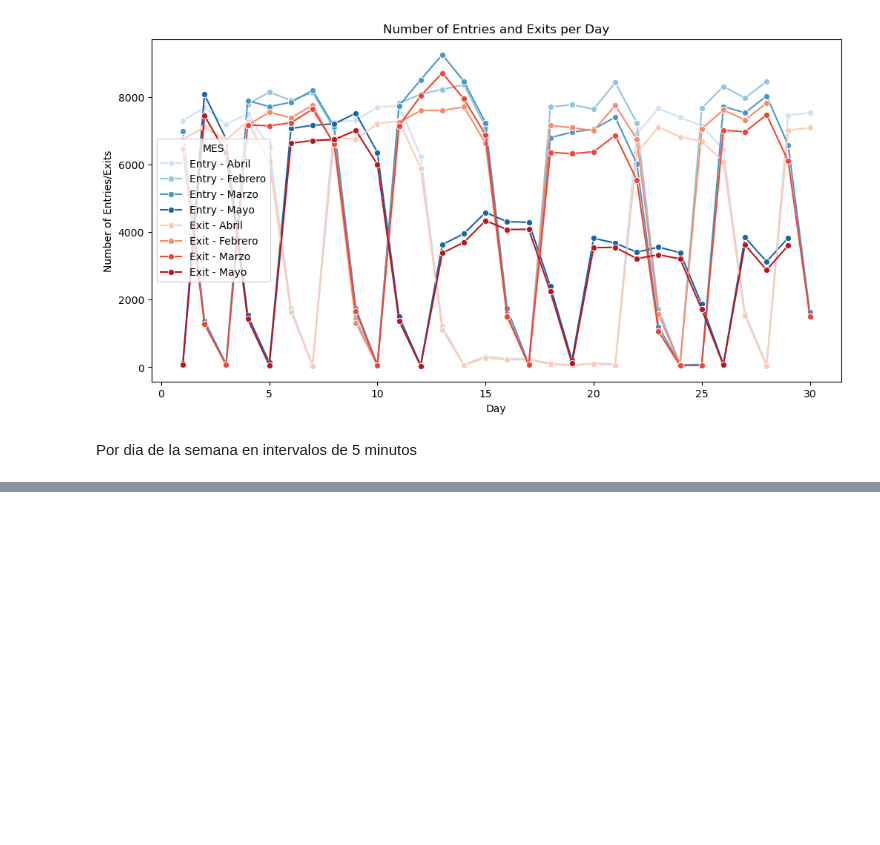
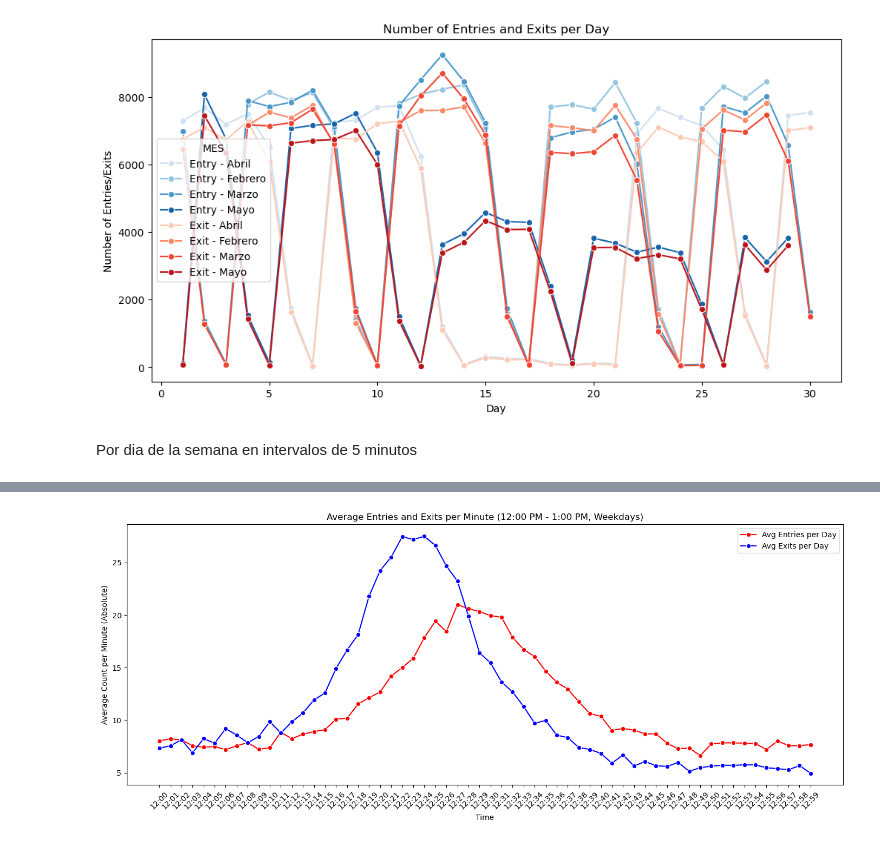
Before and after one commit to SamuelHernandez5/MOS-Actividades, a Jupyter notebook: Labs/Lab7/lab7.ipynb, the cells around one changed output, grey strips where cells are left out. Drawn from its saved outputs; the diff is of its cells as text; code cells hidden in the pictures; blank space fills up the shorter version.

```diff
--- a/Labs/Lab7/lab7.ipynb
+++ b/Labs/Lab7/lab7.ipynb
@@ -183,0 +309,75 @@ for day in df_in_5min.keys():
+# %%
+import pandas as pd
+import matplotlib.pyplot as plt
+import seaborn as sns
+
+# Inicializar acumuladores
+suma_entries = pd.Series(dtype=float)
+suma_exits = pd.Series(dtype=float)
+
+# Rango de tiempo esperado entre 12:00 y 13:00 en pasos de 1 minuto
+rango_tiempos = pd.date_range("12:00", "12:59", freq="1T").time
+rango_tiempos_str = [t.strftime("%H:%M:%S") for t in rango_tiempos]
+
+# Días hábiles (excluyendo sábado y domingo)
+dias_validos = [d for d in df_in['day_of_week'].cat.categories if d not in ['Saturday', 'Sunday']]
+
+for day in dias_validos:
+    # Entradas
+    df_in_day = (
+        df_in[df_in['day_of_week'] == day]
+        .set_index('fecha_completa')
+        .resample('1T')
+        .size()
+        .reset_index(name='Entries')
+    )
+    df_in_day = df_in_day[df_in_day['fecha_completa'].dt.time.between(pd.to_datetime("12:00").time(), pd.to_datetime("13:00").time())]
+    df_in_day['time'] = df_in_day['fecha_completa'].dt.strftime('%H:%M:%S')
+    df_in_day = df_in_day.groupby('time')['Entries'].sum()
+
+    # Salidas
+    df_out_day = (
+        df_out[df_out['day_of_week'] == day]
+        .set_index('fecha_completa')
+        .resample('1T')
+        .size()
+        .reset_index(name='Exits')
+    )
+    df_out_day = df_out_day[df_out_day['fecha_completa'].dt.time.between(pd.to_datetime("12:00").time(), pd.to_datetime("13:00").time())]
+    df_out_day['time'] = df_out_day['fecha_completa'].dt.strftime('%H:%M:%S')
+    df_out_day = df_out_day.groupby('time')['Exits'].sum()
+
+    # Rellenar con 0 donde falte tiempo
+    entries = df_in_day.reindex(rango_tiempos_str, fill_value=0)
+    exits = df_out_day.reindex(rango_tiempos_str, fill_value=0)
+
+    # Acumular sumas
+    suma_entries = suma_entries.add(entries, fill_value=0)
+    suma_exits = suma_exits.add(exits, fill_value=0)
+
+# Calcular la media (promedio por día)
+n_dias = len(dias_validos)
+promedio_entries = suma_entries / 80 if n_dias > 0 else suma_entries
+promedio_exits = suma_exits / 80 if n_dias > 0 else suma_exits
+
+# Crear DataFrame para graficar
+df_media = pd.DataFrame({
+    'Time': pd.to_datetime(promedio_entries.index, format='%H:%M:%S').strftime('%H:%M'),
+    'Avg_Entries': promedio_entries.values,
+    'Avg_Exits': promedio_exits.reindex(promedio_entries.index, fill_value=0).values
+}).sort_values('Time')
+
+# Graficar
+plt.figure(figsize=(14, 6))
+sns.lineplot(data=df_media, x='Time', y='Avg_Entries', label='Avg Entries per Day', marker='o', color='red')
+sns.lineplot(data=df_media, x='Time', y='Avg_Exits', label='Avg Exits per Day', marker='o', color='blue')
+
+plt.title('Average Entries and Exits per Minute (12:00 PM - 1:00 PM, Weekdays)')
+plt.xlabel('Time')
+plt.ylabel('Average Count per Minute (Absolute)')
+plt.xticks(rotation=45)
+plt.legend()
+plt.tight_layout()
+plt.show()
+# %% [output]
+[figure, added]
```
Also changed, not shown: parts of 11 cells of this notebook, 2 other files.
